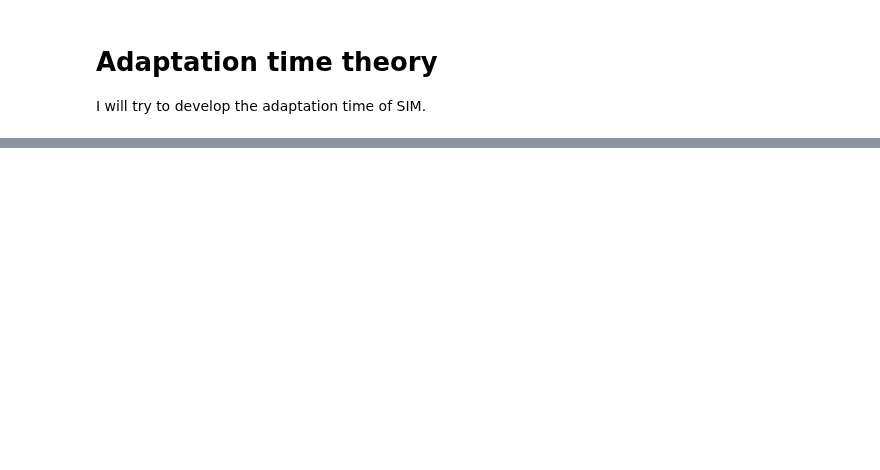
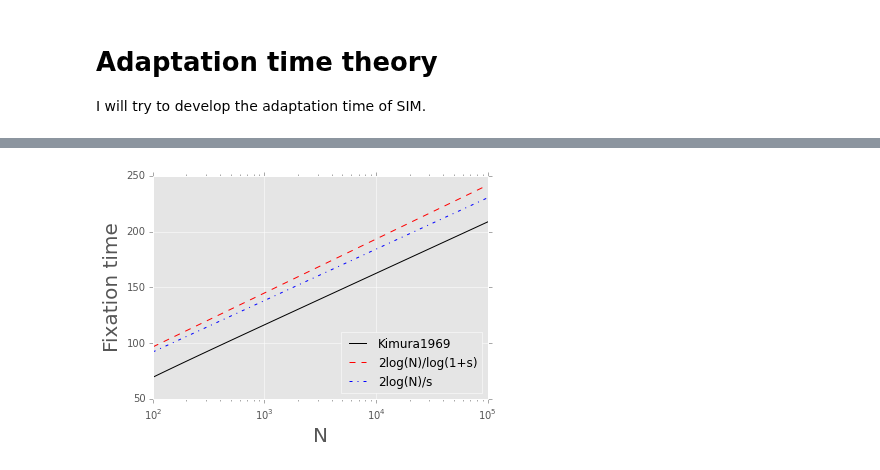
Before and after one commit to yoavram/mamba, a Jupyter notebook: simarba/analysis/adaptation time.ipynb, the cells around one changed output, grey strips where cells are left out. Cells and saved outputs as stored; diff of their text form; code cells hidden in the pictures; blank space fills up the shorter version.

```diff
--- a/simarba/analysis/adaptation time.ipynb
+++ b/simarba/analysis/adaptation time.ipynb
@@ -114,0 +137,17 @@ TypeError: object of type 'float' has no len()
+# %%
+def integrand1(s, N, x):
+    if x == 1:
+        return 0
+    return (1 - exp(-2*N*s*x) - exp(-2*N*s*(1-x)) + exp(-2*N*s)) / (x*(1-x))
+
+def integrand2(s,N,x):
+    if x == 0:
+        return 0
+    return (exp(2*N*s*x) - 1) * (1 - exp(-2*N*s*x))/(x*(1-x))
+
+def T_kimura(s,N,x):
+    J1 = 1/(s*(1 - exp(-2*N*s))) * integral(lambda t: integrand1(s,N,t), x, 1)[0]
+    u = (1-exp(-2*N*s*x))/(1-exp(-2*N*s))
+    J2 = 1/(s*(1-exp(-2*N*s))) * integral(lambda t: integrand2(s,N,t), 0, x)[0]
+    return J1 + ((1-u)/u) * J2
+assert 254 < T_kimura(0.1, 1e6, 1e-6) < 255
@@ -114,0 +169,18 @@ TypeError: object of type 'float' has no len()
+# %%
+N = logspace(2,5,100)
+s = 0.1
+Tf = [T_kimura(s,_,1./_) for _ in N]
+Tf0 = 2*log(N)/log(1+s)
+Tf1 = 2*log(N)/s
+# %%
+plot(N, Tf, 'k-', label="Kimura1969")
+plot(N, Tf0, 'r--', label="2log(N)/log(1+s)")
+plot(N, Tf1, 'b-.', label="2log(N)/s")
+
+xscale('log')
+grid(False, 'minor')
+xlabel('N', fontsize=20)
+ylabel('Fixation time', fontsize=20)
+legend(loc='lower right');
+# %% [output]
+[figure, added]
```
Also changed, not shown: parts of 29 cells of this notebook.
